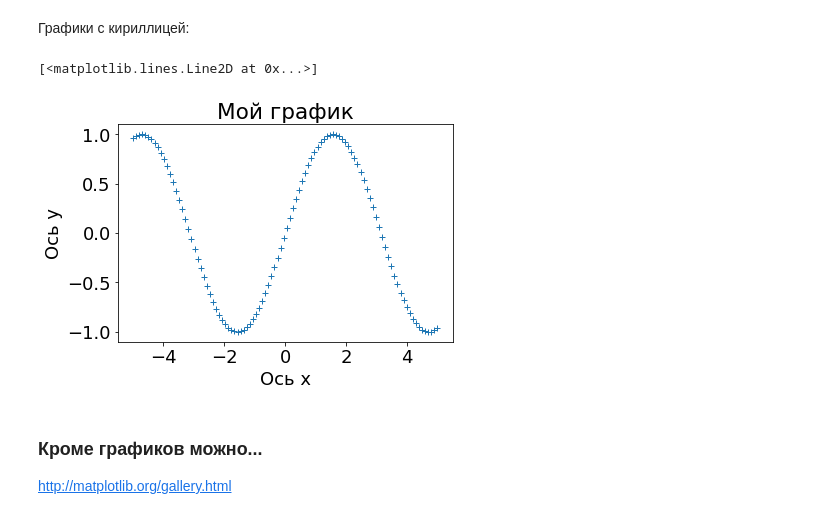
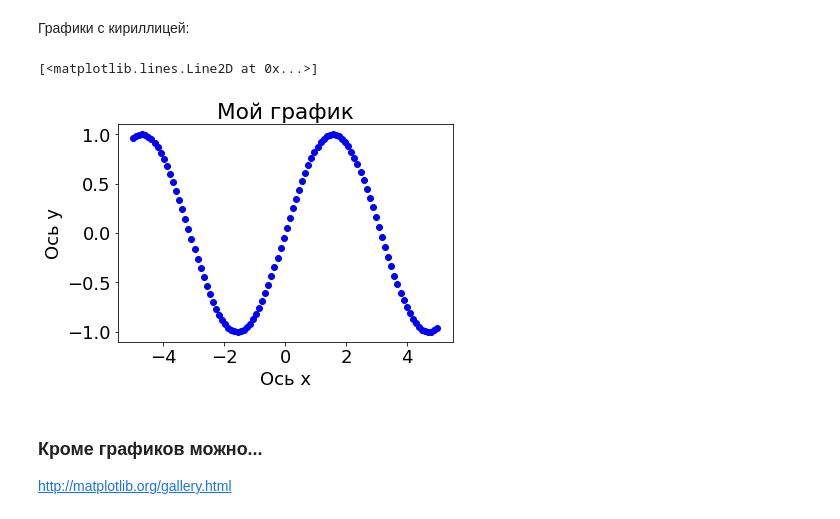
Before and after one commit to TotalChest/mlcourse.ai, a Jupyter notebook: 02_visual_analysis/Mathplotlib.ipynb, the cells around one changed output. Saved outputs shown, nothing was run; the diff lists cells and outputs as text; code cells hidden in the pictures.

```diff
--- a/02_visual_analysis/Mathplotlib.ipynb
+++ b/02_visual_analysis/Mathplotlib.ipynb
@@ -78,12 +78,12 @@ plt.legend(['sin(x)', '1 - sin(x)'], loc=2, fontsize=20)
 # %% [markdown]
 ### Несколько графиков в одном месте
 # %%
-x_values = np.array([x for x in np.linspace(-5, 5, 100)])
+x_values = np.linspace(-5, 5, 100)
 
 y_values = []
 
 for i in range(1, 5):
-    y_values.append(np.array([np.sin(x ** i) for x in x_values]))
+    y_values.append(np.array(np.sin(x_values ** i)))
 # %%
 # создадим окружение
 fig, ax = plt.subplots()
@@ -162,16 +162,16 @@ for i in range(2):
 
 Эксперементируем с matplotlib. Графики, у которых различаются оси $y$:
 # %%
-x_values = [x for x in np.linspace(-5, 5, 100)]
-y1_values = [x ** 2 for x in x_values]
+x_values = np.linspace(-5, 5, 100)
+y1_values = x_values**2
 
-y2_values = [-np.log(np.abs(x)) for x in x_values]
-y3_values = [-x for x in x_values]
+y2_values = -np.log(np.abs(x_values))
+y3_values = -x_values
 
 fig, ax1 = plt.subplots()
 
-ax1.plot(x_values, y1_values, 'g-', linewidth=2, label="Perplexity")
-ax1.set_ylabel('$x^2$', color='g', fontsize=40)
+plt.plot(x_values, y1_values, 'g-', linewidth=2, label="Perplexity")
+plt.ylabel('$x^2$', color='g', fontsize=40)
 ax1.set_xticklabels(['lab1', 'lab2', 'lab3', 'lab0', 'lab3', 'lab2', 'lab1'])
 
 ax11 = ax1.twinx()
@@ -189,21 +189,21 @@ plt.show()
 # %%
 from matplotlib import rc
 
 # или Verdana
 font = {'family': 'DejaVu Sans',
         'weight': 'normal',
        'size':18}
 rc('font', **font)
 
 plt.xlabel(u'Ось x')
 plt.ylabel(u'Ось y')
 plt.title(u'Мой график')
-plt.plot(x_values, y_values[0], '+')
+plt.plot(x_values, y_values[0], 'bo')
 
 #savefig('test_1.eps')
 # %% [output]
 [<matplotlib.lines.Line2D at 0x...>]
-[figure, old version]
+[figure, new version]
 # %% [markdown]
 ### Кроме графиков можно...
 
```
Also changed, not shown: parts of 3 cells of this notebook, 10 other files.
